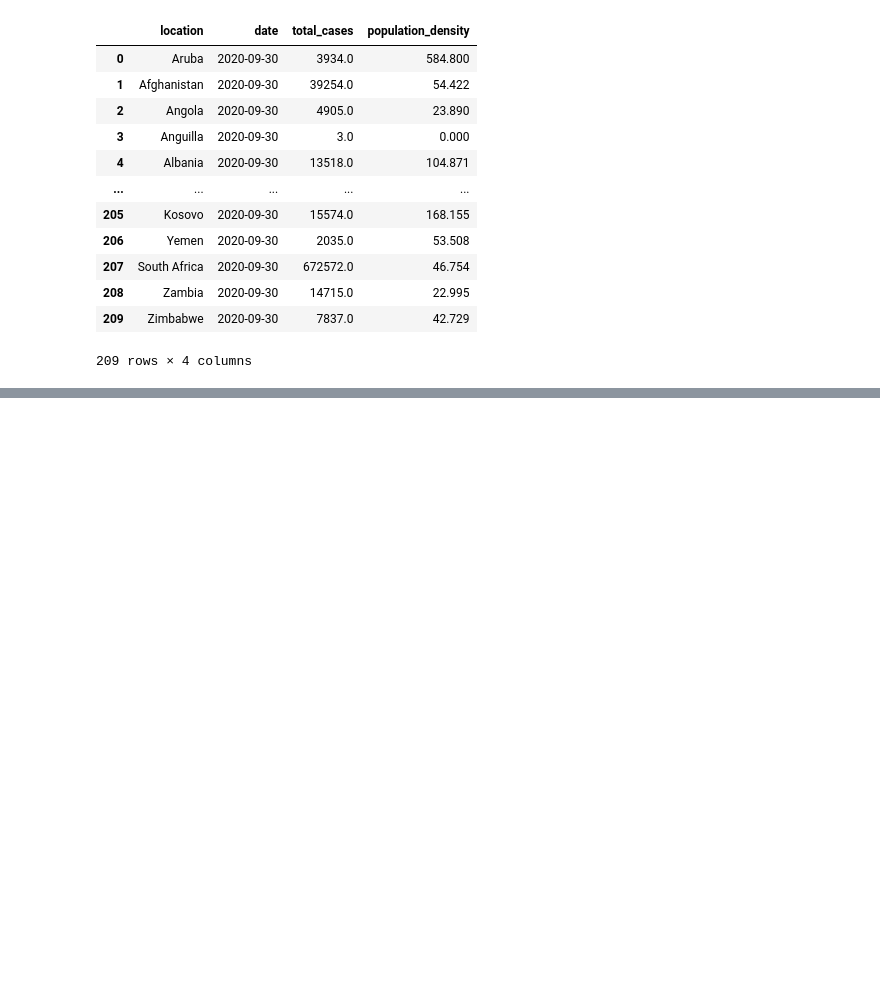
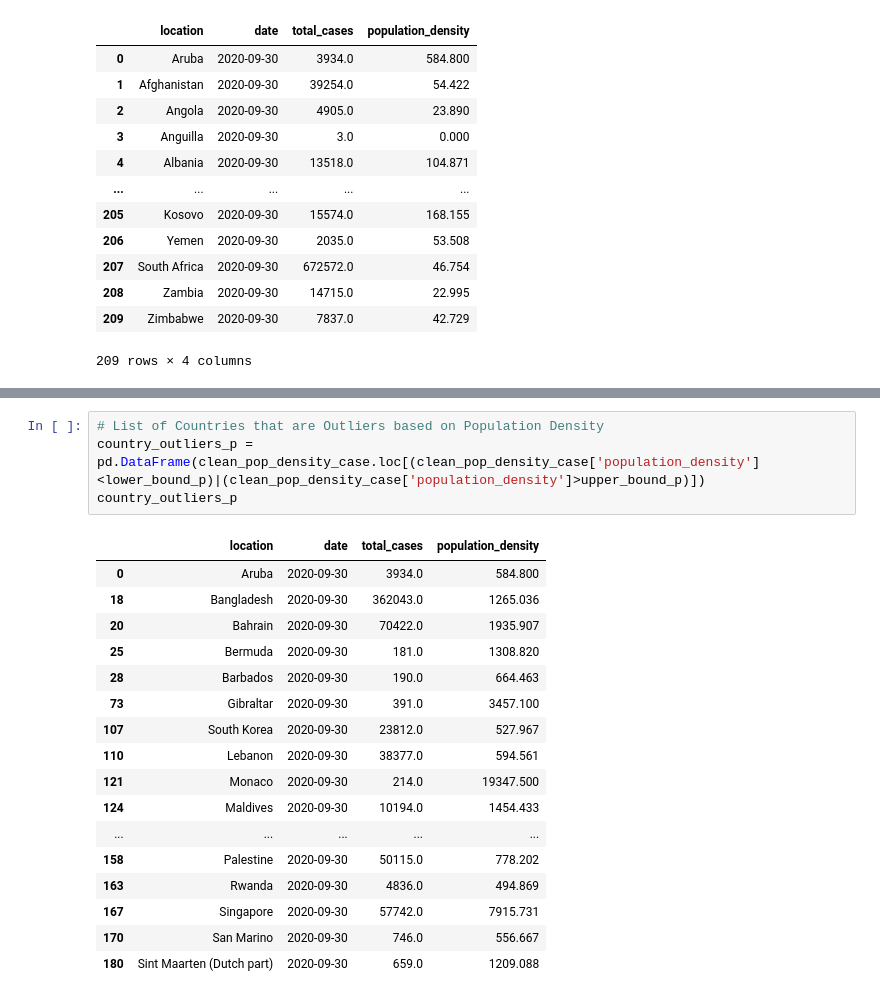
Before and after one commit to skumble27/COVID-19-Causation, a Jupyter notebook: sumukh_kumble/skprojectDraft4.ipynb, the cells around one changed output, grey strips where cells are left out. Saved outputs shown, nothing was run; the diff lists cells and outputs as text; blank space fills up the shorter version.

```diff
--- a/sumukh_kumble/skprojectDraft4.ipynb
+++ b/sumukh_kumble/skprojectDraft4.ipynb
@@ -205,0 +271,22 @@ clean_pop_density_case
+# %%
+# List of Countries that are Outliers based on Population Density
+country_outliers_p = pd.DataFrame(clean_pop_density_case.loc[(clean_pop_density_case['population_density']<lower_bound_p)|(clean_pop_density_case['population_density']>upper_bound_p)])
+country_outliers_p
+# %% [output]
+|  | location | date | total_cases | population_density |
+| 0 | Aruba | 2020-09-30 | 3934.0 | 584.800 |
+| 18 | Bangladesh | 2020-09-30 | 362043.0 | 1265.036 |
+| 20 | Bahrain | 2020-09-30 | 70422.0 | 1935.907 |
+| 25 | Bermuda | 2020-09-30 | 181.0 | 1308.820 |
+| 28 | Barbados | 2020-09-30 | 190.0 | 664.463 |
+| 73 | Gibraltar | 2020-09-30 | 391.0 | 3457.100 |
+| 107 | South Korea | 2020-09-30 | 23812.0 | 527.967 |
+| 110 | Lebanon | 2020-09-30 | 38377.0 | 594.561 |
+| 121 | Monaco | 2020-09-30 | 214.0 | 19347.500 |
+| 124 | Maldives | 2020-09-30 | 10194.0 | 1454.433 |
+| ... | ... | ... | ... | ... |
+| 158 | Palestine | 2020-09-30 | 50115.0 | 778.202 |
+| 163 | Rwanda | 2020-09-30 | 4836.0 | 494.869 |
+| 167 | Singapore | 2020-09-30 | 57742.0 | 7915.731 |
+| 170 | San Marino | 2020-09-30 | 746.0 | 556.667 |
+| 180 | Sint Maarten (Dutch part) | 2020-09-30 | 659.0 | 1209.088 |
```
Also changed, not shown: parts of 10 cells of this notebook, 2 other files.
